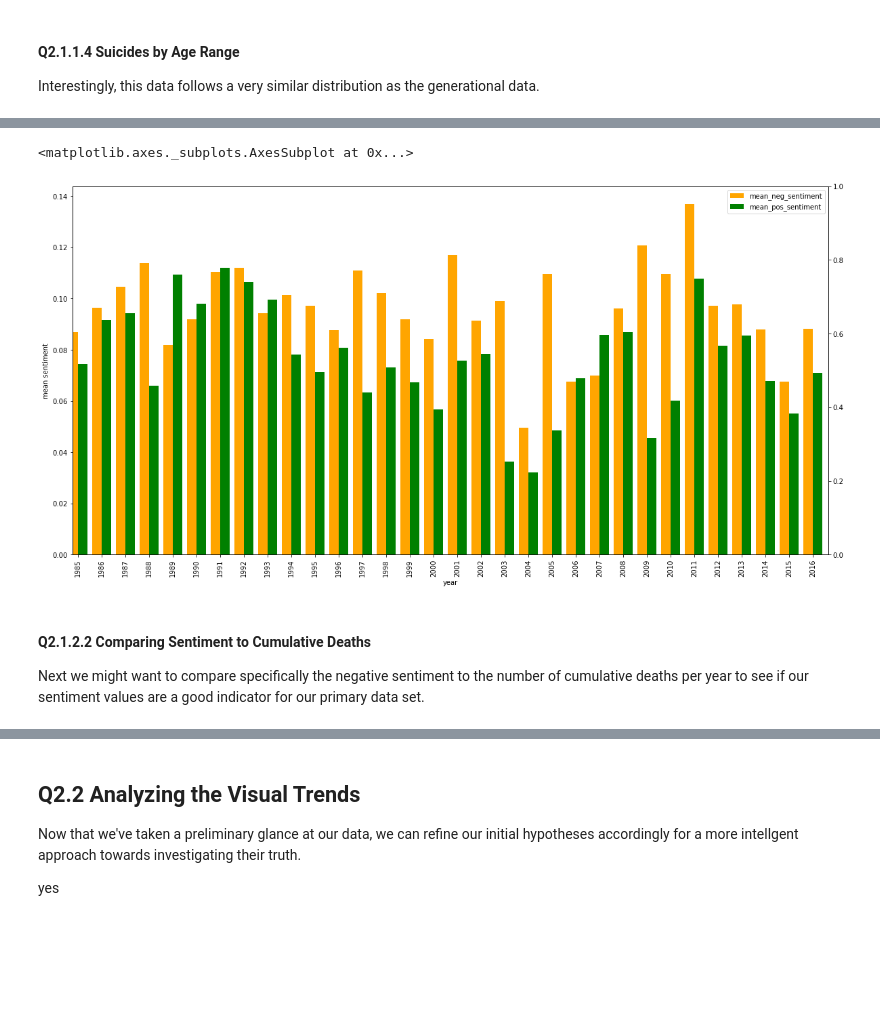
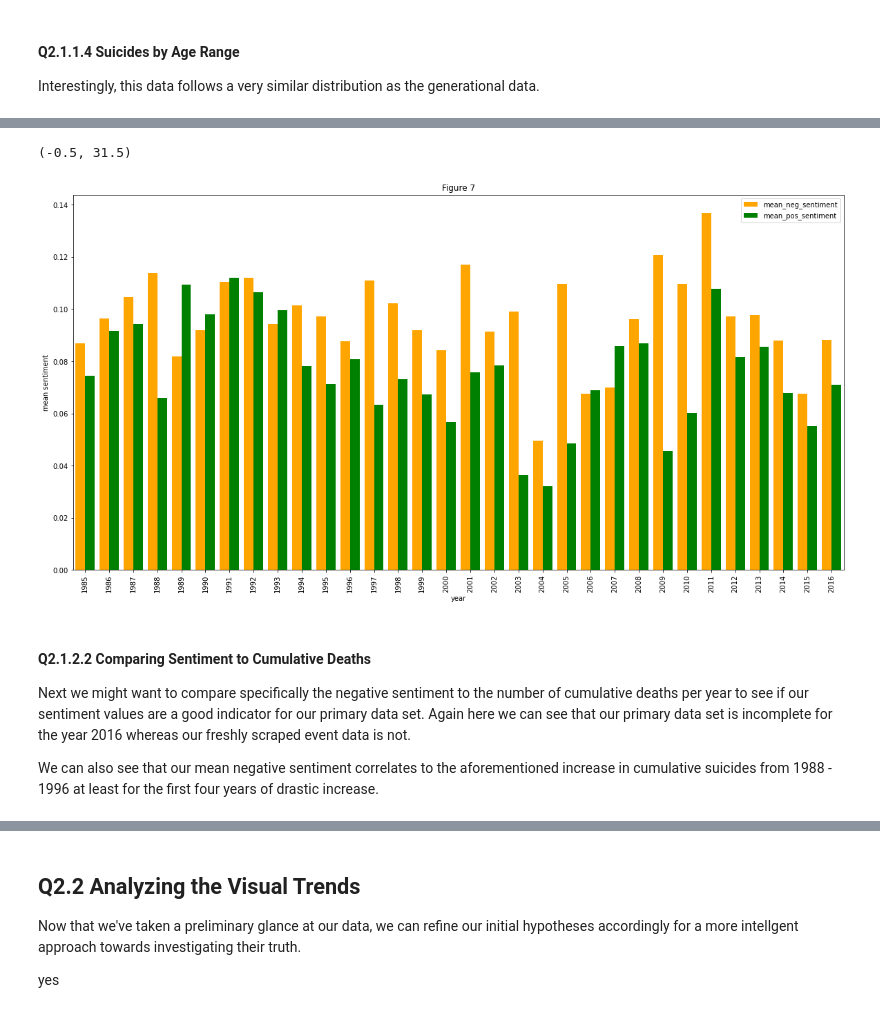
Before and after one commit to MurphyPone/CS-3654-final, a Jupyter notebook: Project2.ipynb, the cells around one changed output, grey strips where cells are left out. Saved outputs shown, nothing was run; the diff lists cells and outputs as text; code cells hidden in the pictures; blank space fills up the shorter version.

```diff
--- a/Project2.ipynb
+++ b/Project2.ipynb
@@ -471,20 +501,22 @@ First we will simply examine both the positive and negative sentiment calues ext
 # %%
-# TODO might make sense to do some of this preprocessing in the Q1 area?
 fig, ax = plt.subplots()
+plt.title('Figure 7')
 
 df_events_by_year = pd.DataFrame()
 df_events_by_year['mean_neg_sentiment'] = events_by_year['neg_sentiment'].mean()
 df_events_by_year['mean_pos_sentiment'] = events_by_year['pos_sentiment'].mean()
 
 ax.set_ylabel('mean sentiment')
-ax2 = ax.twinx()
 
 df_events_by_year.plot.bar(y='mean_neg_sentiment', ax=ax, width=0.4, position=1, color='orange', figsize=(20,10))
 df_events_by_year.plot.bar(y='mean_pos_sentiment', ax=ax, width=0.4, position=0, color='green', figsize=(20,10))
+plt.xlim(-0.5,31.5)
 # %% [output]
-<matplotlib.axes._subplots.AxesSubplot at 0x...>
+(-0.5, 31.5)
-[figure, old version]
+[figure, new version]
 # %% [markdown]
 #### Q2.1.2.2 Comparing Sentiment to Cumulative Deaths
-Next we might want to compare specifically the negative sentiment to the number of cumulative deaths per year to see if our sentiment values are a good indicator for our primary data set.
+Next we might want to compare specifically the negative sentiment to the number of cumulative deaths per year to see if our sentiment values are a good indicator for our primary data set.  Again here we can see that our primary data set is incomplete for the year 2016 whereas our freshly scraped event data is not.
+
+We can also see that our mean negative sentiment correlates to the aforementioned increase in cumulative suicides from 1988 - 1996 at least for the first four years of drastic increase.
 # %%
```
Also changed, not shown: parts of 29 cells of this notebook.
